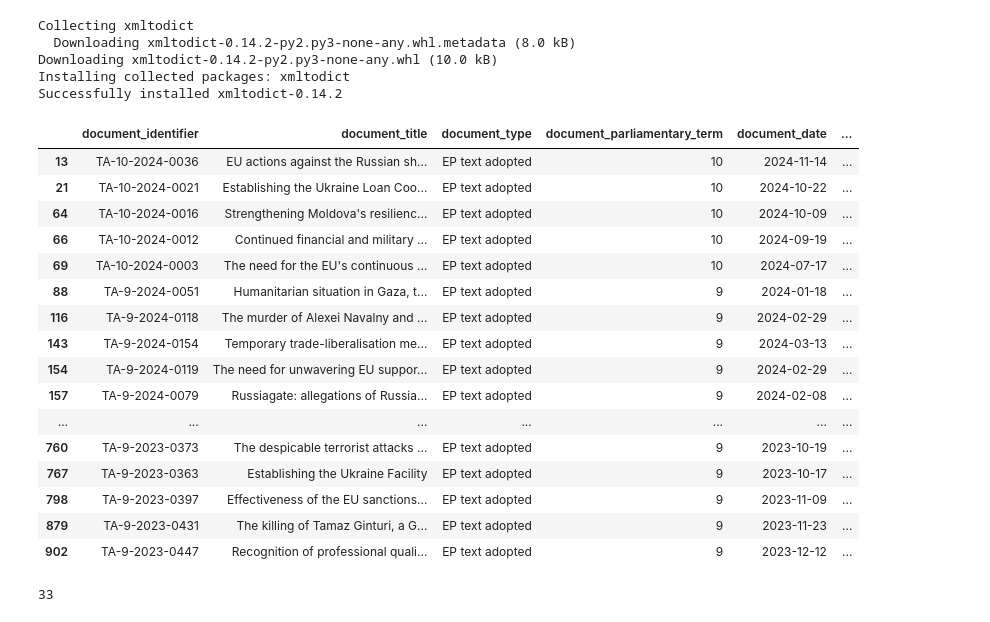
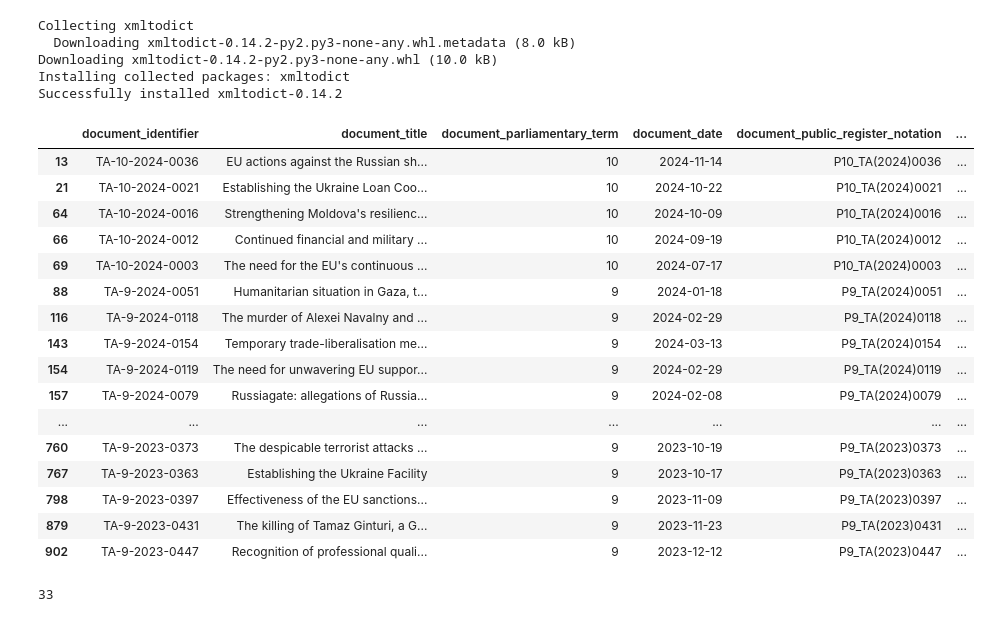
Before and after one commit to d-noe/DHAI_llms_political_conflicts, a Jupyter notebook: notebooks/dataprep.ipynb, the cells around one changed output. Drawn from its saved outputs; the diff is of its cells as text; code cells hidden in the pictures.

```diff
--- a/notebooks/dataprep.ipynb
+++ b/notebooks/dataprep.ipynb
@@ -43,27 +43,28 @@ input_folder = '../data/raw/'
 output_folder = '../data/processed/'
 
 _ = DatasetGenerator(input_folder, output_folder)
-# %%
-df_filtered = _.filter_df()
-df_filtered
-# %% [output]
-|  | document_identifier | document_title | document_type | document_parliamentary_term | document_date | ... |
-| 13 | TA-10-2024-0036 | EU actions against the Russian sh... | EP text adopted | 10 | 2024-11-14 | ... |
-| 21 | TA-10-2024-0021 | Establishing the Ukraine Loan Coo... | EP text adopted | 10 | 2024-10-22 | ... |
-| 64 | TA-10-2024-0016 | Strengthening Moldova's resilienc... | EP text adopted | 10 | 2024-10-09 | ... |
-| 66 | TA-10-2024-0012 | Continued financial and military ... | EP text adopted | 10 | 2024-09-19 | ... |
-| 69 | TA-10-2024-0003 | The need for the EU's continuous ... | EP text adopted | 10 | 2024-07-17 | ... |
-| 88 | TA-9-2024-0051 | Humanitarian situation in Gaza, t... | EP text adopted | 9 | 2024-01-18 | ... |
-| 116 | TA-9-2024-0118 | The murder of Alexei Navalny and ... | EP text adopted | 9 | 2024-02-29 | ... |
-| 143 | TA-9-2024-0154 | Temporary trade-liberalisation me... | EP text adopted | 9 | 2024-03-13 | ... |
-| 154 | TA-9-2024-0119 | The need for unwavering EU suppor... | EP text adopted | 9 | 2024-02-29 | ... |
-| 157 | TA-9-2024-0079 | Russiagate: allegations of Russia... | EP text adopted | 9 | 2024-02-08 | ... |
-| ... | ... | ... | ... | ... | ... | ... |
-| 760 | TA-9-2023-0373 | The despicable terrorist attacks ... | EP text adopted | 9 | 2023-10-19 | ... |
-| 767 | TA-9-2023-0363 | Establishing the Ukraine Facility | EP text adopted | 9 | 2023-10-17 | ... |
-| 798 | TA-9-2023-0397 | Effectiveness of the EU sanctions... | EP text adopted | 9 | 2023-11-09 | ... |
-| 879 | TA-9-2023-0431 | The killing of Tamaz Ginturi, a G... | EP text adopted | 9 | 2023-11-23 | ... |
-| 902 | TA-9-2023-0447 | Recognition of professional quali... | EP text adopted | 9 | 2023-12-12 | ... |
+# %%
+df_filtered = _.filter_df()
+df_filtered = df_filtered.drop(['document_type', 'document_language', 'document_pdf', 'document_corrigenda_pdf', 'document_corrigenda_doc'], axis=1)
+df_filtered
+# %% [output]
+|  | document_identifier | document_title | document_parliamentary_term | document_date | document_public_register_notation | ... |
+| 13 | TA-10-2024-0036 | EU actions against the Russian sh... | 10 | 2024-11-14 | P10_TA(2024)0036 | ... |
+| 21 | TA-10-2024-0021 | Establishing the Ukraine Loan Coo... | 10 | 2024-10-22 | P10_TA(2024)0021 | ... |
+| 64 | TA-10-2024-0016 | Strengthening Moldova's resilienc... | 10 | 2024-10-09 | P10_TA(2024)0016 | ... |
+| 66 | TA-10-2024-0012 | Continued financial and military ... | 10 | 2024-09-19 | P10_TA(2024)0012 | ... |
+| 69 | TA-10-2024-0003 | The need for the EU's continuous ... | 10 | 2024-07-17 | P10_TA(2024)0003 | ... |
+| 88 | TA-9-2024-0051 | Humanitarian situation in Gaza, t... | 9 | 2024-01-18 | P9_TA(2024)0051 | ... |
+| 116 | TA-9-2024-0118 | The murder of Alexei Navalny and ... | 9 | 2024-02-29 | P9_TA(2024)0118 | ... |
+| 143 | TA-9-2024-0154 | Temporary trade-liberalisation me... | 9 | 2024-03-13 | P9_TA(2024)0154 | ... |
+| 154 | TA-9-2024-0119 | The need for unwavering EU suppor... | 9 | 2024-02-29 | P9_TA(2024)0119 | ... |
+| 157 | TA-9-2024-0079 | Russiagate: allegations of Russia... | 9 | 2024-02-08 | P9_TA(2024)0079 | ... |
+| ... | ... | ... | ... | ... | ... | ... |
+| 760 | TA-9-2023-0373 | The despicable terrorist attacks ... | 9 | 2023-10-19 | P9_TA(2023)0373 | ... |
+| 767 | TA-9-2023-0363 | Establishing the Ukraine Facility | 9 | 2023-10-17 | P9_TA(2023)0363 | ... |
+| 798 | TA-9-2023-0397 | Effectiveness of the EU sanctions... | 9 | 2023-11-09 | P9_TA(2023)0397 | ... |
+| 879 | TA-9-2023-0431 | The killing of Tamaz Ginturi, a G... | 9 | 2023-11-23 | P9_TA(2023)0431 | ... |
+| 902 | TA-9-2023-0447 | Recognition of professional quali... | 9 | 2023-12-12 | P9_TA(2023)0447 | ... |
 # %%
 len(df_filtered)
 # %% [output]
```
Also changed, not shown: parts of 2 cells of this notebook.
